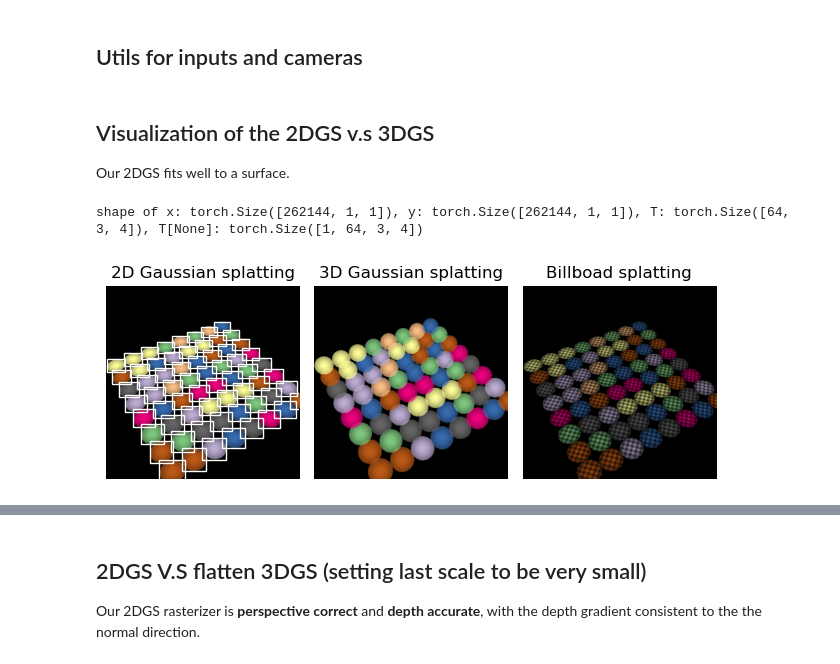
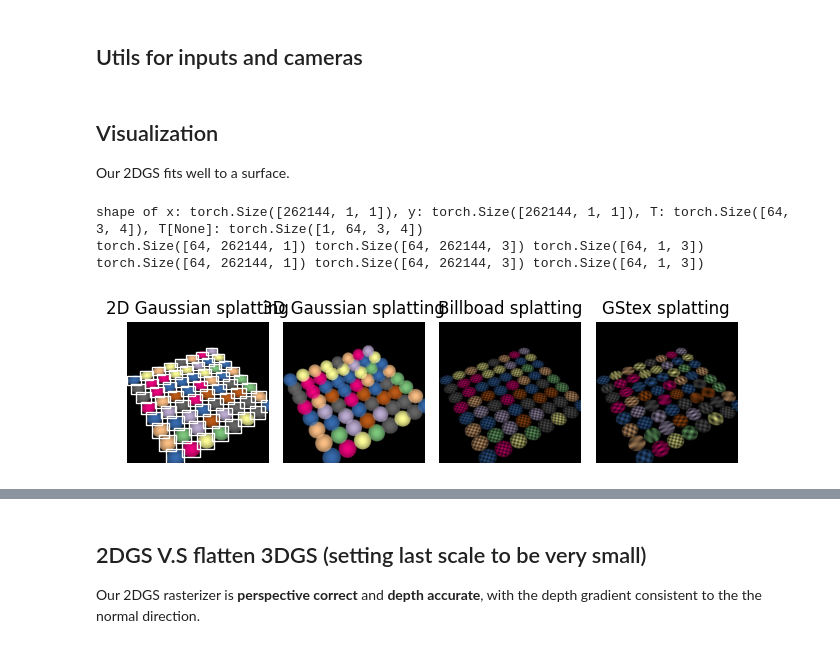
Before and after one commit to Rickyeeeeee/torch-splatting, a Jupyter notebook: notebooks/2dgs.ipynb, the cells around one changed output, grey strips where cells are left out. Drawn from its saved outputs; the diff is of its cells as text; code cells hidden in the pictures.

Commit message:
dynamic texture go brrrr

```diff
--- a/notebooks/2dgs.ipynb
+++ b/notebooks/2dgs.ipynb
@@ -480,7 +719,7 @@ def get_cameras():
     projmat = viewmat @ projmat
     return intrins, viewmat, projmat, height, width
 # %% [markdown]
-## Visualization of the 2DGS v.s 3DGS
+## Visualization
 
 Our 2DGS fits well to a surface.
 # %%
@@ -495,7 +734,6 @@ colors = torch.from_numpy(colors).cuda()
 checkerboard = torch.tensor([[(i + j) % 2 for j in range(8)] for i in range(8)], dtype=torch.float32)
 texture_rgbs = checkerboard.unsqueeze(-1).repeat(1, 1, 3)      # (8, 8, 3)
 texture_rgbs = texture_rgbs.unsqueeze(0).repeat(num_points1**2, 1, 1, 1)    # (n, 8, 8, 3)
-# texture_rgbs = torch.ones_like(texture_rgbs, dtype=torch.float32)
 
 
 alpha_texture = torch.ones_like(texture_rgbs[..., :1]) * 0.5  # (n, 8, 8, 1)
@@ -505,21 +743,39 @@ texture_alphas = alpha_texture.cuda()
 
 
 opacity = torch.ones_like(means3D[:,:1])
-image1, depthmap1, center1, radii1, dist1 = surface_splatting(means3D, scales, quats, colors, opacity, intrins, viewmat, projmat)
-image2, depthmap2, center2, radii2, dist2 = volume_splatting(means3D, scales, quats, colors, opacity, intrins, viewmat, projmat)
-image3, depthmap3, center3, radii3, dist3 = billboad_splatting(
-    means3D,
-    scales,
-    quats,
-    colors,
-    opacity,
-    texture_rgbs,
-    texture_alphas,
-    intrins, viewmat, projmat)
+with torch.no_grad():
+    image1, depthmap1, center1, radii1, dist1 = surface_splatting(means3D, scales, quats, colors, opacity, intrins, viewmat, projmat)
+    image2, depthmap2, center2, radii2, dist2 = volume_splatting(means3D, scales, quats, colors, opacity, intrins, viewmat, projmat)
+    image3, depthmap3, center3, radii3, dist3 = billboad_splatting(
+        means3D,
+        scales,
+        quats,
+        colors,
+        opacity,
+        texture_rgbs,
+        texture_alphas,
+        intrins, viewmat, projmat)
+
+    texture_rgbs, texture_dims, texture_offsets = generate_textures(num_points1**2)
+    # To cuda
+    texture_rgbs = texture_rgbs.cuda()
+    texture_dims = texture_dims.cuda()
+    texture_offsets = texture_offsets.cuda()
+    image4, depthmap4, center4, radii4, dist4 = gstex_splatting(
+        means3D,
+        scales,
+        quats,
+        colors,
+        opacity,
+        texture_rgbs,
+        texture_alphas,
+        texture_dims,
+        texture_offsets,
+        intrins, viewmat, projmat)
 
 # Visualize 3DGS and 2DGS and Billboard
-fig1, (ax1,ax2,ax3) = plt.subplots(1,3)
-fig2, (ax4,ax5) = plt.subplots(1,2)
+fig1, (ax1,ax2,ax3, ax4) = plt.subplots(1,4)
+fig2, (ax2_1,ax2_2) = plt.subplots(1,2)
 
 from matplotlib.patches import Rectangle
 point_image = center1.cpu().detach().numpy()
@@ -535,41 +791,49 @@ ax2.set_aspect('equal')
 ax2.set_axis_off()
 ax2.set_title('3D Gaussian splatting')
 
 ax3.set_aspect('equal')
 ax3.set_axis_off()
 ax3.set_title('Billboad splatting')
+
+ax4.set_aspect('equal')
+ax4.set_axis_off()
+ax4.set_title('GStex splatting')
 # ax1.set_aspect('equal')
 # ax1.set_axis_off()
 
-ax4.set_title('2D Gaussian splatting - depth')
-ax4.set_axis_off()
-ax4.set_aspect('equal')
-ax5.set_axis_off()
-ax5.set_title('3D Gaussian splatting - depth')
+ax2_1.set_title('2D Gaussian splatting - depth')
+ax2_1.set_axis_off()
+ax2_1.set_aspect('equal')
+ax2_2.set_axis_off()
+ax2_2.set_title('3D Gaussian splatting - depth')
 fig1.tight_layout()
 fig2.tight_layout()
 # visualize AABB
 for k in range(len(half_extend)):
     ax1.add_patch(Rectangle(lb[k], hw[k, 0], hw[k, 1], facecolor='none', edgecolor='white'))
     # ax3.add_patch(Rectangle(lb[k], hw[k, 0], hw[k, 1], facecolor='none', edgecolor='white'))
 
 img1 = image1.cpu().numpy()
 img2 = image2.cpu().numpy()
 img3 = image3.cpu().numpy()
+img4 = image4.cpu().numpy()
 ax1.imshow(img1)
 ax2.imshow(img2)
 ax3.imshow(img3)
+ax4.imshow(img4)
 
 img1 = depthmap1.cpu().numpy()
 img2 = depthmap2.cpu().numpy()
 
-ax4.imshow(img1)
-ax5.imshow(img2)
+ax2_1.imshow(img1)
+ax2_2.imshow(img2)
 
 plt.savefig('test1.png', transparent=True, dpi=300)
 # %% [output]
 shape of x: torch.Size([262144, 1, 1]), y: torch.Size([262144, 1, 1]), T: torch.Size([64, 3, 4]), T[None]: torch.Size([1, 64, 3, 4])
+torch.Size([64, 262144, 1]) torch.Size([64, 262144, 3]) torch.Size([64, 1, 3])
+torch.Size([64, 262144, 1]) torch.Size([64, 262144, 3]) torch.Size([64, 1, 3])
-[figure, old version]
+[figure, new version]
 [figure]
 # %% [markdown]
 ## 2DGS V.S flatten 3DGS (setting last scale to be very small)
```
Also changed, not shown: parts of 5 cells of this notebook, 2 other files.
